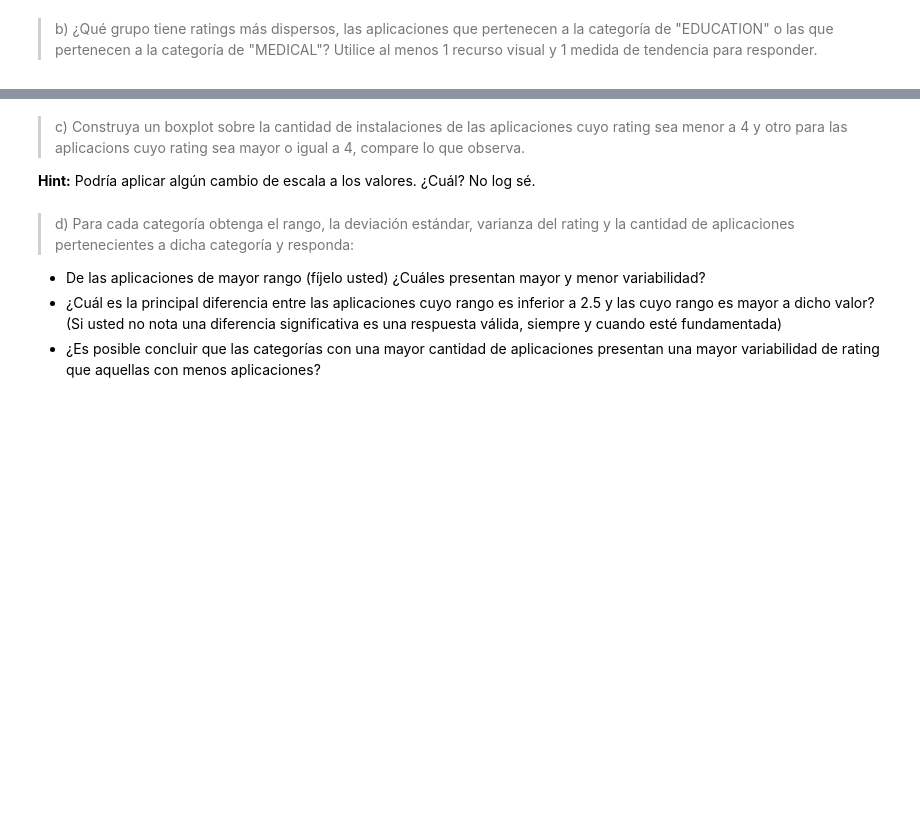
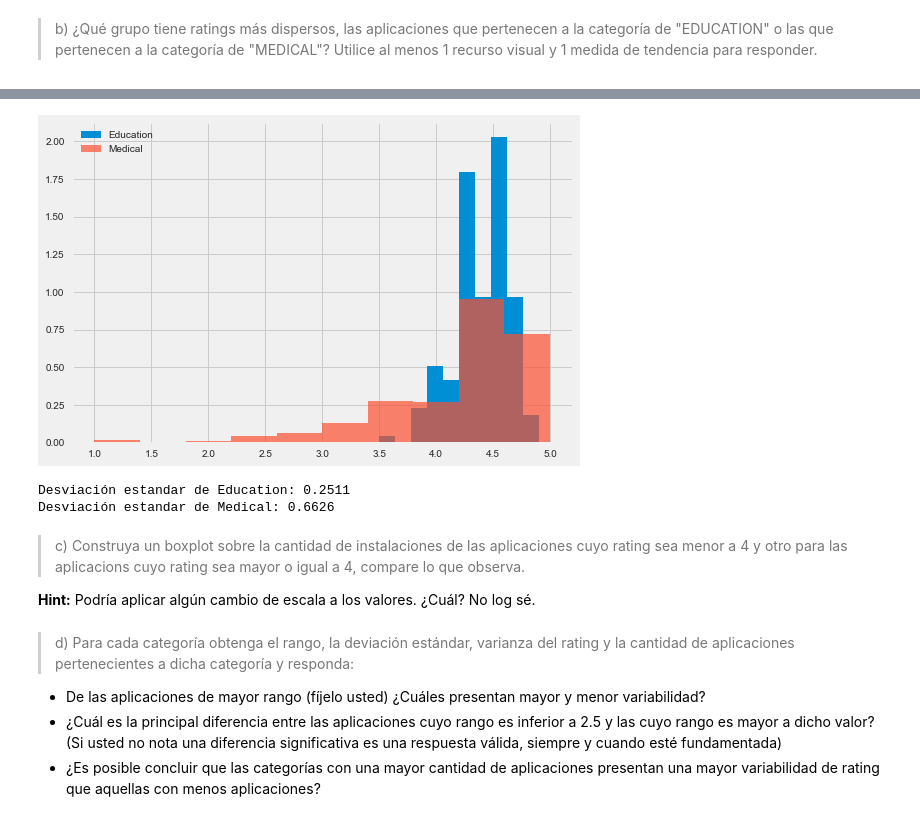
Before and after one commit to Lirlisa/estaca-lab1, a Jupyter notebook: Laboratorio 1.ipynb, the cells around one changed output, grey strips where cells are left out. Saved outputs shown, nothing was run; the diff lists cells and outputs as text; code cells hidden in the pictures; blank space fills up the shorter version.

```diff
--- a/Laboratorio 1.ipynb
+++ b/Laboratorio 1.ipynb
@@ -75,2 +98,20 @@ El archivo a utilizar es "googleplaystore.csv" y para información extra puede r
 # %% [markdown]
 >b) ¿Qué grupo tiene ratings más dispersos, las aplicaciones que pertenecen a la categoría de "EDUCATION" o las que pertenecen a la categoría de "MEDICAL"? Utilice al menos 1 recurso visual y 1 medida de tendencia para responder.
+# %%
+%time
+import pandas as pd
+import numpy as np
+from matplotlib import pyplot as plt
+
+df = pd.read_csv("googleplaystore.csv")
+df = df[df.Rating <= 5]
+df_edu = df[df.Category == "EDUCATION"]
+df_med = df[df.Category == "MEDICAL"]
+plt.hist(df_edu.Rating, label="Education", density=True)
+plt.hist(df_med.Rating, label="Medical", density=True, alpha = 0.7)
+plt.legend()
+plt.show()
+
+print("Desviación estandar de Education:", np.round(np.std(df_edu.Rating), 4))
+print("Desviación estandar de Medical:", np.round(np.std(df_med.Rating), 4))
+# %% [output]
@@ -77,3 +119,6 @@ El archivo a utilizar es "googleplaystore.csv" y para información extra puede r
+[figure, added]
+Desviación estandar de Education: 0.2511
+Desviación estandar de Medical: 0.6626
 # %% [markdown]
 >c) Construya un boxplot sobre la cantidad de instalaciones de las aplicaciones cuyo rating sea menor a 4 y otro para las aplicacions cuyo rating sea mayor o igual a 4, compare lo que observa.
 
```
Also changed, not shown: parts of 3 cells of this notebook.
